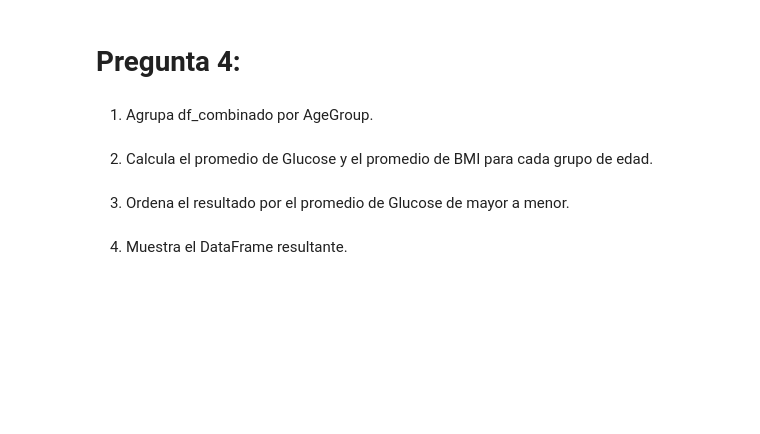
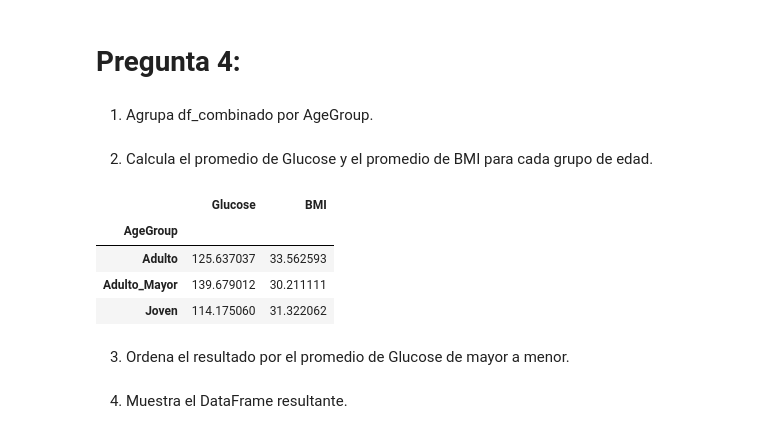
Before and after one commit to RogerReateguiUTEC/Tareas_Programacion101, a Jupyter notebook: TAREAS/EXAMEN_4_Roger_Reategui.ipynb, the cells around one changed output. Drawn from its saved outputs; the diff is of its cells as text; code cells hidden in the pictures; blank space fills up the shorter version.

```diff
--- a/TAREAS/EXAMEN_4_Roger_Reategui.ipynb
+++ b/TAREAS/EXAMEN_4_Roger_Reategui.ipynb
@@ -157,7 +163,18 @@ df_combinado.head()
 # **Pregunta 4:**
 # %% [markdown]
 1. Agrupa df_combinado por AgeGroup.
+# %%
+agrupado = df_combinado.groupby('AgeGroup')
 # %% [markdown]
 2. Calcula el promedio de Glucose y el promedio de BMI para cada grupo de edad.
+# %%
+resultado = agrupado.agg({'Glucose': 'mean', 'BMI': 'mean'})
+resultado
+# %% [output]
+|  | Glucose | BMI |
+| AgeGroup |  |  |
+| Adulto | 125.637037 | 33.562593 |
+| Adulto_Mayor | 139.679012 | 30.211111 |
+| Joven | 114.175060 | 31.322062 |
 # %% [markdown]
  3. Ordena el resultado por el promedio de Glucose de mayor a menor.
```
Also changed, not shown: parts of 9 cells of this notebook.
